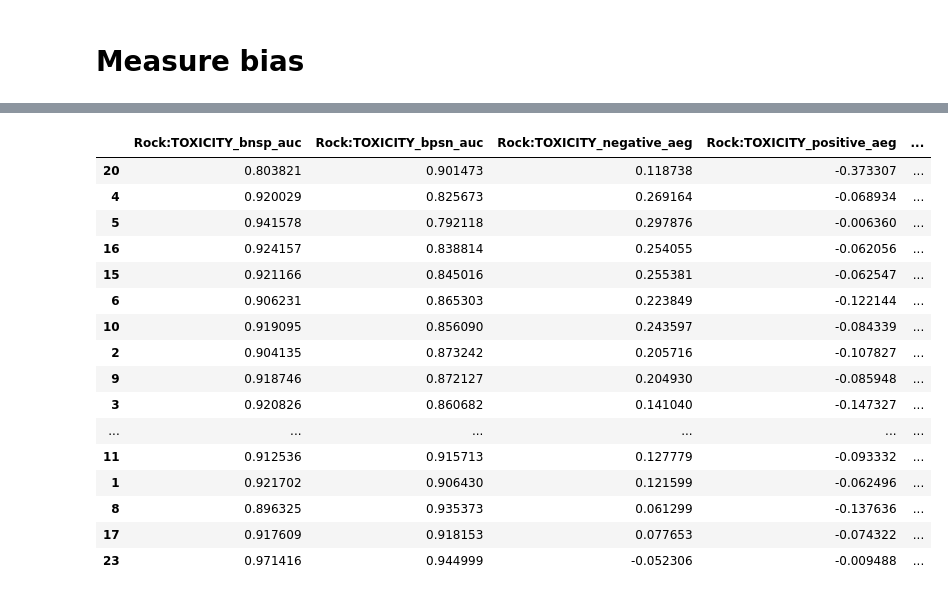
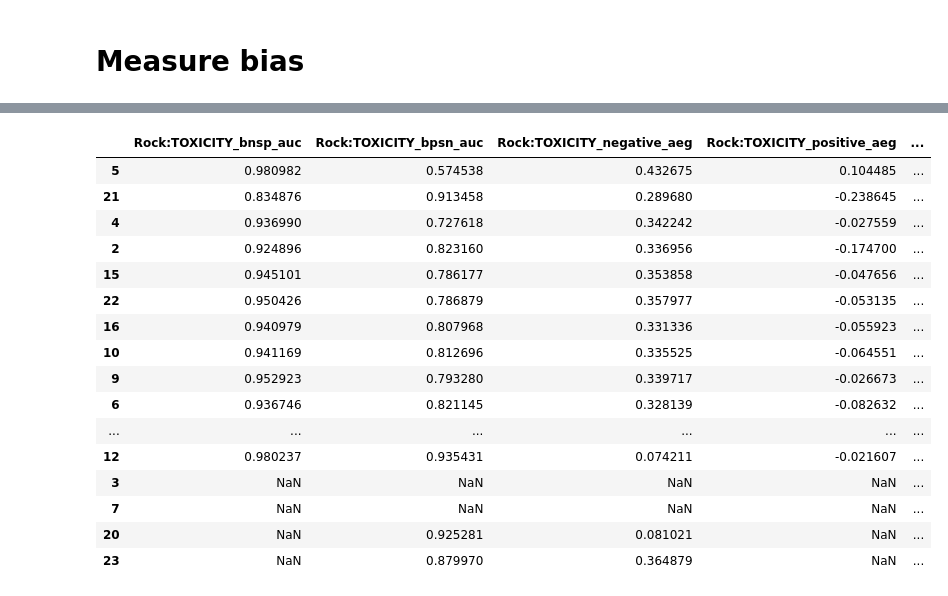
Before and after one commit to conversationai/unintended-ml-bias-analysis, a Jupyter notebook: unintended_ml_bias/FATES_Bias_Analysis.ipynb, the cells around one changed output, grey strips where cells are left out. Drawn from its saved outputs; the diff is of its cells as text; code cells hidden in the pictures.

```diff
--- a/unintended_ml_bias/FATES_Bias_Analysis.ipynb
+++ b/unintended_ml_bias/FATES_Bias_Analysis.ipynb
@@ -110,23 +148,23 @@ civil_comments_bias_metrics = sort_by_weighted_pinned_auc(civil_comments_bias_me
-# %%
-civil_comments_bias_metrics
-# %% [output]
-|  | Rock:TOXICITY_bnsp_auc | Rock:TOXICITY_bpsn_auc | Rock:TOXICITY_negative_aeg | Rock:TOXICITY_positive_aeg | ... |
-| 20 | 0.803821 | 0.901473 | 0.118738 | -0.373307 | ... |
-| 4 | 0.920029 | 0.825673 | 0.269164 | -0.068934 | ... |
-| 5 | 0.941578 | 0.792118 | 0.297876 | -0.006360 | ... |
-| 16 | 0.924157 | 0.838814 | 0.254055 | -0.062056 | ... |
-| 15 | 0.921166 | 0.845016 | 0.255381 | -0.062547 | ... |
-| 6 | 0.906231 | 0.865303 | 0.223849 | -0.122144 | ... |
-| 10 | 0.919095 | 0.856090 | 0.243597 | -0.084339 | ... |
-| 2 | 0.904135 | 0.873242 | 0.205716 | -0.107827 | ... |
-| 9 | 0.918746 | 0.872127 | 0.204930 | -0.085948 | ... |
-| 3 | 0.920826 | 0.860682 | 0.141040 | -0.147327 | ... |
-| ... | ... | ... | ... | ... | ... |
-| 11 | 0.912536 | 0.915713 | 0.127779 | -0.093332 | ... |
-| 1 | 0.921702 | 0.906430 | 0.121599 | -0.062496 | ... |
-| 8 | 0.896325 | 0.935373 | 0.061299 | -0.137636 | ... |
-| 17 | 0.917609 | 0.918153 | 0.077653 | -0.074322 | ... |
-| 23 | 0.971416 | 0.944999 | -0.052306 | -0.009488 | ... |
+# %%
+civil_comments_short_bias_metrics
+# %% [output]
+|  | Rock:TOXICITY_bnsp_auc | Rock:TOXICITY_bpsn_auc | Rock:TOXICITY_negative_aeg | Rock:TOXICITY_positive_aeg | ... |
+| 5 | 0.980982 | 0.574538 | 0.432675 | 0.104485 | ... |
+| 21 | 0.834876 | 0.913458 | 0.289680 | -0.238645 | ... |
+| 4 | 0.936990 | 0.727618 | 0.342242 | -0.027559 | ... |
+| 2 | 0.924896 | 0.823160 | 0.336956 | -0.174700 | ... |
+| 15 | 0.945101 | 0.786177 | 0.353858 | -0.047656 | ... |
+| 22 | 0.950426 | 0.786879 | 0.357977 | -0.053135 | ... |
+| 16 | 0.940979 | 0.807968 | 0.331336 | -0.055923 | ... |
+| 10 | 0.941169 | 0.812696 | 0.335525 | -0.064551 | ... |
+| 9 | 0.952923 | 0.793280 | 0.339717 | -0.026673 | ... |
+| 6 | 0.936746 | 0.821145 | 0.328139 | -0.082632 | ... |
+| ... | ... | ... | ... | ... | ... |
+| 12 | 0.980237 | 0.935431 | 0.074211 | -0.021607 | ... |
+| 3 | NaN | NaN | NaN | NaN | ... |
+| 7 | NaN | NaN | NaN | NaN | ... |
+| 20 | NaN | 0.925281 | 0.081021 | NaN | ... |
+| 23 | NaN | 0.879970 | 0.364879 | NaN | ... |
 # %%
 # Define functions for printing bias metric heatmaps
 def limit_subgroups(bias_metrics, subgroups):
```
Also changed, not shown: parts of 6 cells of this notebook.
